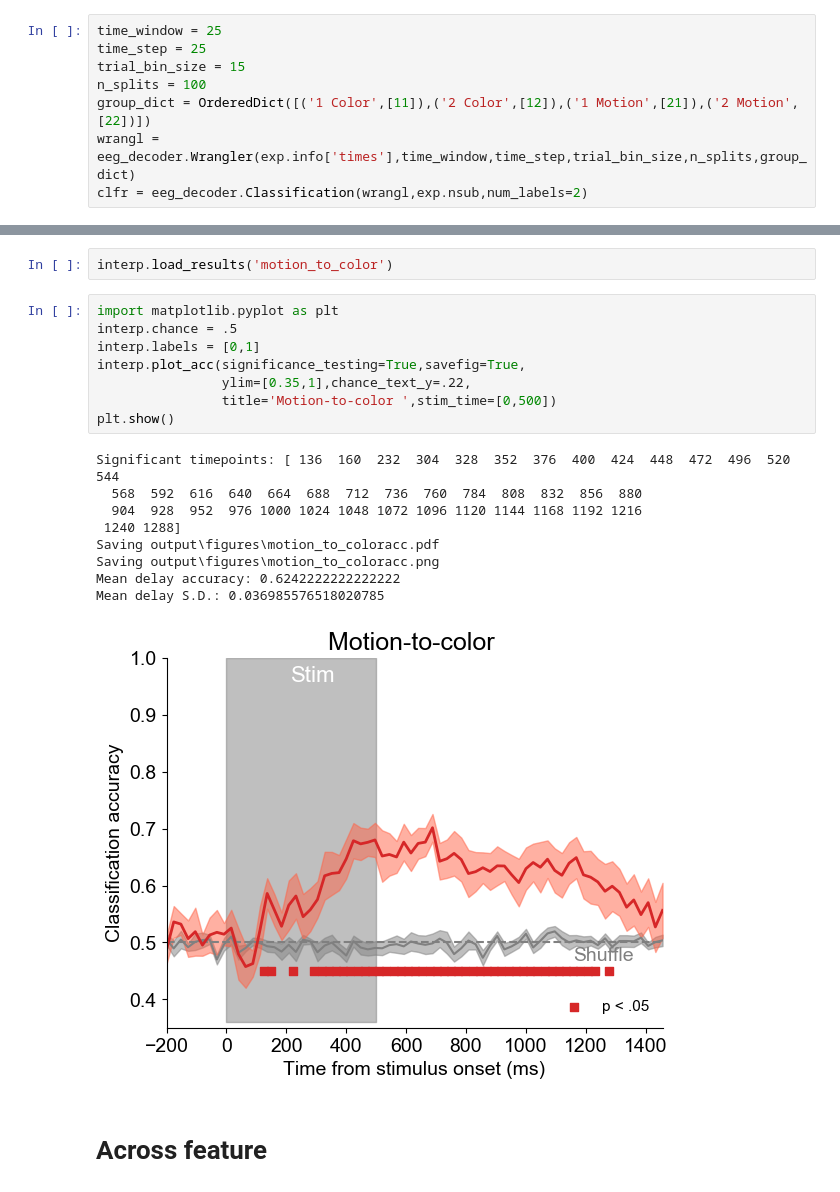
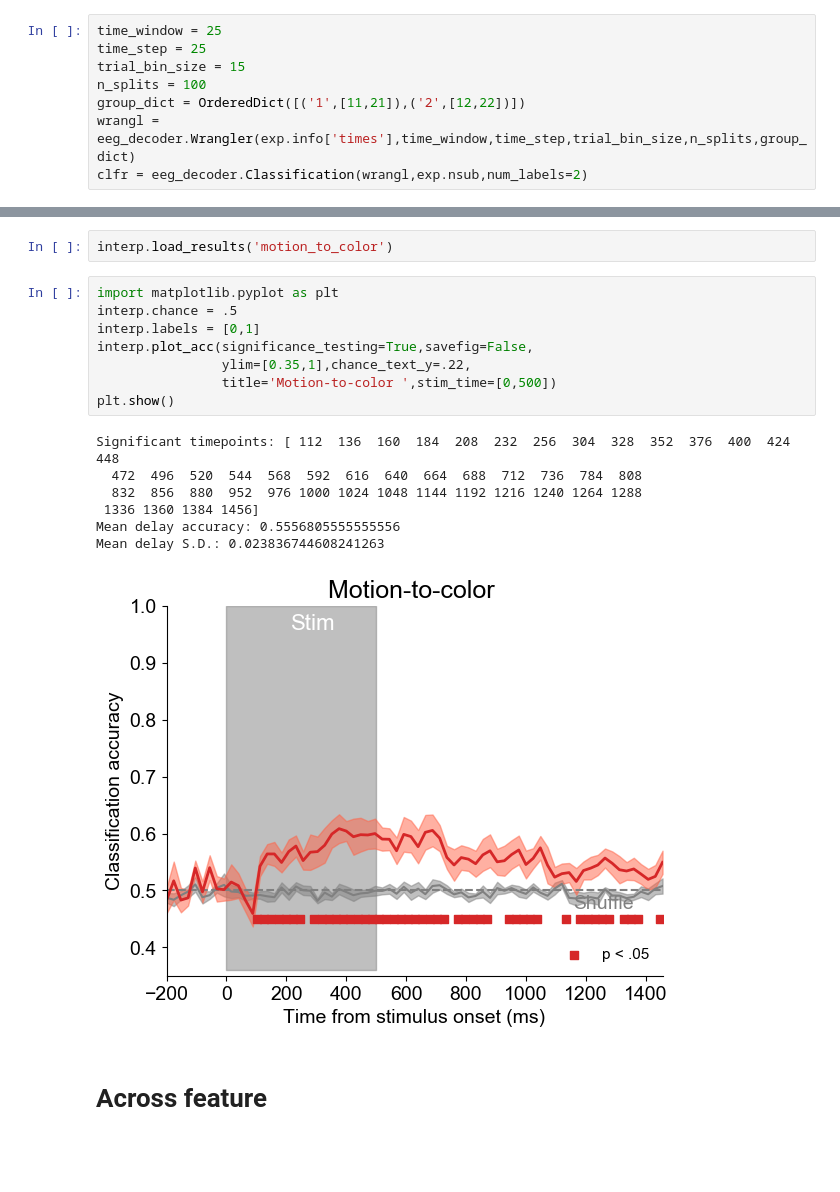
Before and after one commit to WilliamThyer/Feature-Independent-Load-Decoding, a Jupyter notebook: eggtoss/analysis/decode_load_across_feature.ipynb, the cells around one changed output, grey strips where cells are left out. Saved outputs shown, nothing was run; the diff lists cells and outputs as text; blank space fills up the shorter version.

```diff
--- a/eggtoss/analysis/decode_load_across_feature.ipynb
+++ b/eggtoss/analysis/decode_load_across_feature.ipynb
@@ -13,7 +16,7 @@ time_window = 25
 time_step = 25
 trial_bin_size = 15
 n_splits = 100
-group_dict = OrderedDict([('1 Color',[11]),('2 Color',[12]),('1 Motion',[21]),('2 Motion',[22])])
+group_dict = OrderedDict([('1',[11,21]),('2',[12,22])])
 wrangl = eeg_decoder.Wrangler(exp.info['times'],time_window,time_step,trial_bin_size,n_splits,group_dict)
 clfr = eeg_decoder.Classification(wrangl,exp.nsub,num_labels=2)
 # %%
@@ -104,21 +100,19 @@ interp.load_results('motion_to_color')
 # %%
 import matplotlib.pyplot as plt
 interp.chance = .5
 interp.labels = [0,1]
-interp.plot_acc(significance_testing=True,savefig=True,
+interp.plot_acc(significance_testing=True,savefig=False,
                 ylim=[0.35,1],chance_text_y=.22,
                 title='Motion-to-color ',stim_time=[0,500])
 plt.show()
 # %% [output]
-Significant timepoints: [ 136  160  232  304  328  352  376  400  424  448  472  496  520  544
-  568  592  616  640  664  688  712  736  760  784  808  832  856  880
-  904  928  952  976 1000 1024 1048 1072 1096 1120 1144 1168 1192 1216
- 1240 1288]
-Saving output\figures\motion_to_coloracc.pdf
-Saving output\figures\motion_to_coloracc.png
-Mean delay accuracy: 0.6242222222222222
-Mean delay S.D.: 0.036985576518020785
+Significant timepoints: [ 112  136  160  184  208  232  256  304  328  352  376  400  424  448
+  472  496  520  544  568  592  616  640  664  688  712  736  784  808
+  832  856  880  952  976 1000 1024 1048 1144 1192 1216 1240 1264 1288
+ 1336 1360 1384 1456]
+Mean delay accuracy: 0.5556805555555556
+Mean delay S.D.: 0.023836744608241263
-[figure, old version]
+[figure, new version]
 # %% [markdown]
 # Across feature
 # %%
```
Also changed, not shown: parts of 8 cells of this notebook, 7 other files.
